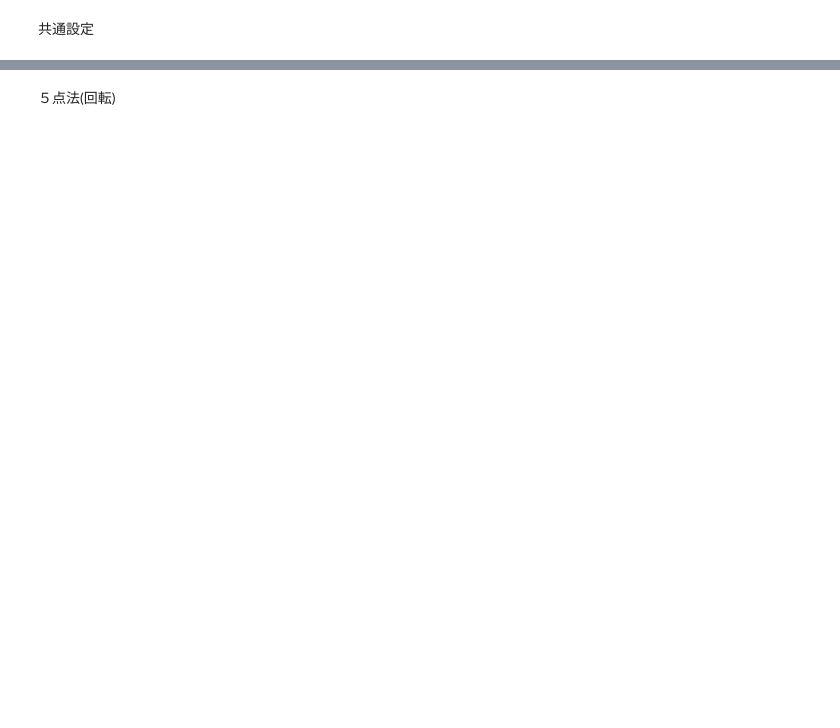
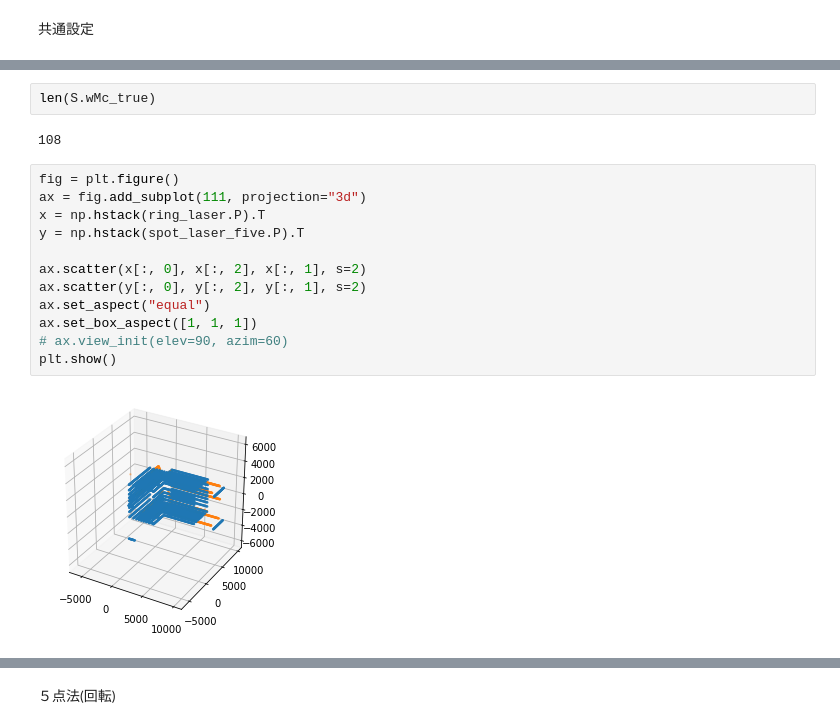
Before and after one commit to gutter-mouth/InchwormMeasurement, a Jupyter notebook: test_simulator.ipynb, the cells around one changed output, grey strips where cells are left out. Saved outputs shown, nothing was run; the diff lists cells and outputs as text; blank space fills up the shorter version.

```diff
--- a/test_simulator.ipynb
+++ b/test_simulator.ipynb
@@ -170,0 +217,18 @@ array([8.89062500e-02, 3.66047206e-01, 2.23285332e-01, 2.23285332e-01,
+# %%
+len(S.wMc_true)
+# %% [output]
+108
+# %%
+fig = plt.figure()
+ax = fig.add_subplot(111, projection="3d")
+x = np.hstack(ring_laser.P).T
+y = np.hstack(spot_laser_five.P).T
+
+ax.scatter(x[:, 0], x[:, 2], x[:, 1], s=2)
+ax.scatter(y[:, 0], y[:, 2], y[:, 1], s=2)
+ax.set_aspect("equal")
+ax.set_box_aspect([1, 1, 1])
+# ax.view_init(elev=90, azim=60)
+plt.show()
+# %% [output]
+[figure, added]
```
Also changed, not shown: parts of 31 cells of this notebook, 4 other files.
